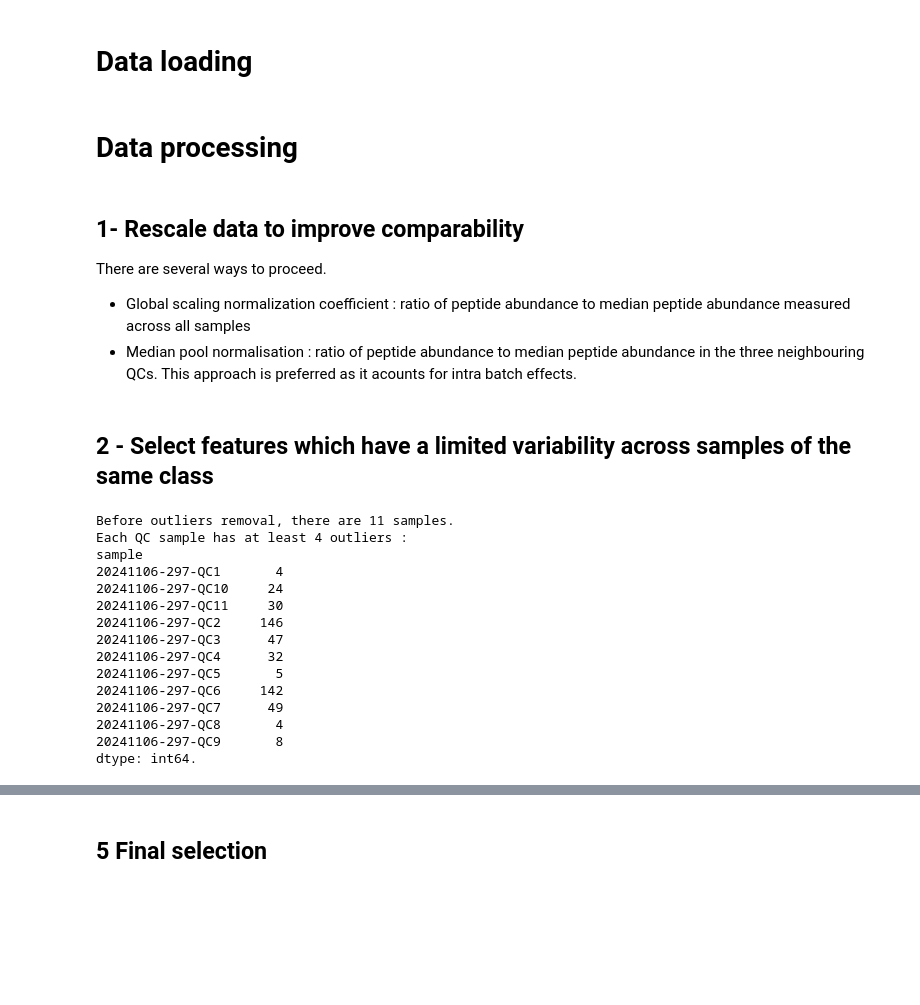
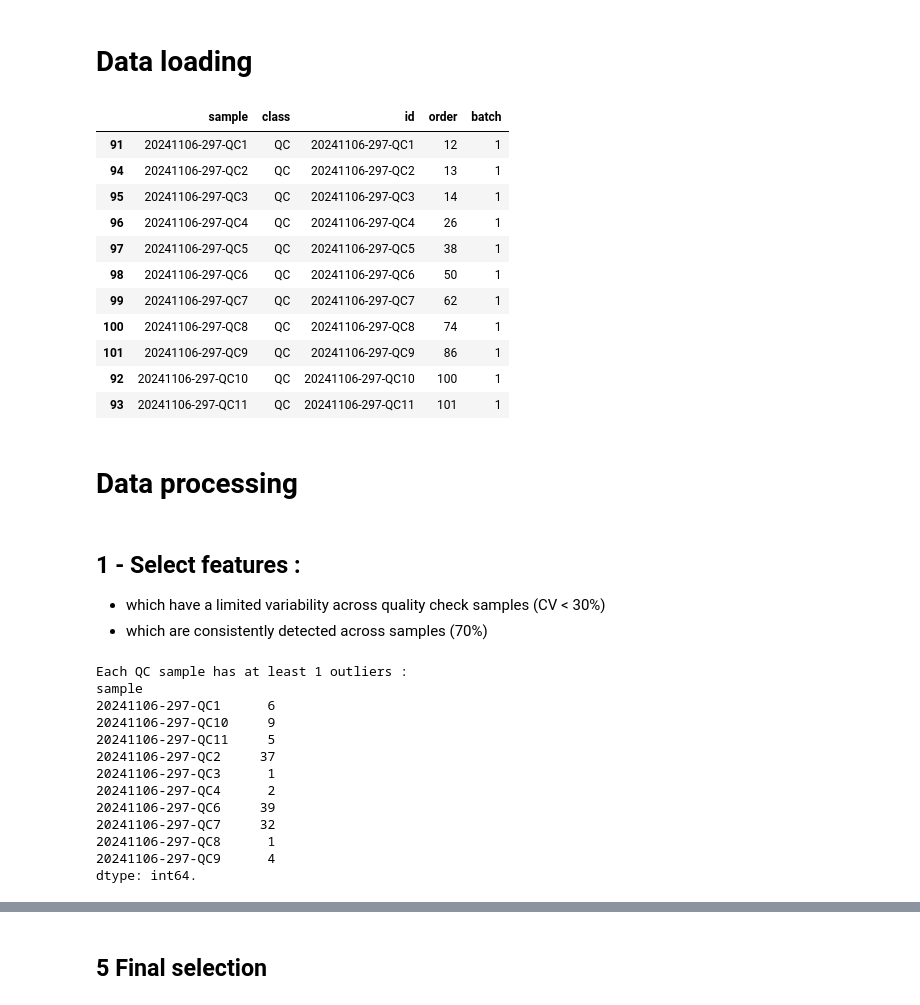
Before and after one commit to PhiCtl/glycan-biomarkers, a Jupyter notebook: src/data_processing/data_processing.ipynb, the cells around one changed output, grey strips where cells are left out. Cells and saved outputs as stored; diff of their text form; code cells hidden in the pictures; blank space fills up the shorter version.

```diff
--- a/src/data_processing/data_processing.ipynb
+++ b/src/data_processing/data_processing.ipynb
@@ -34,6 +33,22 @@ def subbatch(x):
         return 7
     else:
         return 8
+# %%
+df_acq = pd.read_csv(os.path.join(DATA_PATH, 'internship_acquisition_list.csv'))
+df_acq[df_acq['class'].isin(['QC']) & (df_acq['batch'] == 1)].sort_values('order')
+# %% [output]
+|  | sample | class | id | order | batch |
+| 91 | 20241106-297-QC1 | QC | 20241106-297-QC1 | 12 | 1 |
+| 94 | 20241106-297-QC2 | QC | 20241106-297-QC2 | 13 | 1 |
+| 95 | 20241106-297-QC3 | QC | 20241106-297-QC3 | 14 | 1 |
+| 96 | 20241106-297-QC4 | QC | 20241106-297-QC4 | 26 | 1 |
+| 97 | 20241106-297-QC5 | QC | 20241106-297-QC5 | 38 | 1 |
+| 98 | 20241106-297-QC6 | QC | 20241106-297-QC6 | 50 | 1 |
+| 99 | 20241106-297-QC7 | QC | 20241106-297-QC7 | 62 | 1 |
+| 100 | 20241106-297-QC8 | QC | 20241106-297-QC8 | 74 | 1 |
+| 101 | 20241106-297-QC9 | QC | 20241106-297-QC9 | 86 | 1 |
+| 92 | 20241106-297-QC10 | QC | 20241106-297-QC10 | 100 | 1 |
+| 93 | 20241106-297-QC11 | QC | 20241106-297-QC11 | 101 | 1 |
 # %%
 df_data = pd.read_csv(os.path.join(DATA_PATH, 'internship_data_matrix.csv'))
 df_feature_meta = pd.read_csv(os.path.join(DATA_PATH, 'internship_feature_metadata.csv'))
@@ -51,9 +66,3 @@ df_glycans = df_feature_meta[df_feature_meta['mz'] > 500]
 df_data = df_data.merge(df_glycans['feature'], on='feature', how='inner')
 # %% [markdown]
 # Data processing
-# %% [markdown]
-##  1- Rescale data to improve comparability
-
-There are several ways to proceed.
-* Global scaling normalization coefficient : ratio of peptide abundance to median peptide abundance measured across all samples
-* Median pool normalisation : ratio of peptide abundance to median peptide abundance in the three neighbouring QCs. This approach is preferred as it acounts for intra batch effects.
@@ -71,33 +69,33 @@ df_data_corr['intensity_corr'] = df_data_corr['intensity'] / df_data_corr['med_Q
 # %% [markdown]
-## 2 - Select features which have a limited variability across samples of the same class
+## 1 - Select features :
+* which have a limited variability across quality check samples (CV < 30%)
+* which are consistently detected across samples (70%)
-# %%
-# Remove features with outliers in QC to compute robust CV on features using Inter quartile range
-
-df_QC = df_data[df_data['class'] == 'QC']
-df_QC_summary = df_QC.groupby(['feature'])['intensity'].describe([.01, .99]).reset_index()
-print(f"Before outliers removal, there are {df_QC['sample'].nunique()} samples.")
-
-df_QC = df_QC.merge(df_QC_summary[['feature', '1%', '99%']], on='feature')
-print(f"Each QC sample has at least 4 outliers :\n{df_QC[(df_QC['intensity'] < df_QC['1%']) | (df_QC['intensity'] > df_QC['99%']) ].groupby('sample').size()}.")
-
-# Since the features first selection step relies on CV per feature, we can just remove feature with outlier value for each sample
-df_QC = df_QC[(df_QC['intensity'] >= df_QC['1%']) & (df_QC['intensity'] <= df_QC['99%']) ]
-# %% [output]
-Before outliers removal, there are 11 samples.
-Each QC sample has at least 4 outliers :
-sample
-20241106-297-QC1       4
-20241106-297-QC10     24
-20241106-297-QC11     30
-20241106-297-QC2     146
-20241106-297-QC3      47
-20241106-297-QC4      32
-20241106-297-QC5       5
-20241106-297-QC6     142
-20241106-297-QC7      49
-20241106-297-QC8       4
-20241106-297-QC9       8
-dtype: int64.
+# %%
+# Remove features with outliers in QC to compute robust CV on features
+
+df_QC = df_data[df_data['class'] == 'QC']
+df_QC_summary = df_QC.groupby(['feature'])['intensity'].describe().reset_index()
+df_QC_summary['lower_bound'] = 2.5*df_QC_summary['25%'] - 1.5*df_QC_summary['75%']
+df_QC_summary['upper_bound'] = 2.5*df_QC_summary['75%'] - 1.5*df_QC_summary['25%']
+df_QC = df_QC.merge(df_QC_summary[['feature', 'lower_bound', 'upper_bound']], on='feature')
+print(f"Each QC sample has at least 1 outliers :\n{df_QC[(df_QC['intensity'] < df_QC['lower_bound']) | (df_QC['intensity'] > df_QC['upper_bound']) ].groupby('sample').size()}.")
+
+# Since the features first selection step relies on CV per feature, we can just remove feature with outlier value for each sample
+df_QC = df_QC[(df_QC['intensity'] >= df_QC['lower_bound']) & (df_QC['intensity'] <= df_QC['upper_bound']) ]
+# %% [output]
+Each QC sample has at least 1 outliers :
+sample
+20241106-297-QC1      6
+20241106-297-QC10     9
+20241106-297-QC11     5
+20241106-297-QC2     37
+20241106-297-QC3      1
+20241106-297-QC4      2
+20241106-297-QC6     39
+20241106-297-QC7     32
+20241106-297-QC8      1
+20241106-297-QC9      4
+dtype: int64.
 # %%
 # Compute CV
 
```
Also changed, not shown: parts of 24 cells of this notebook, 2 other files.
